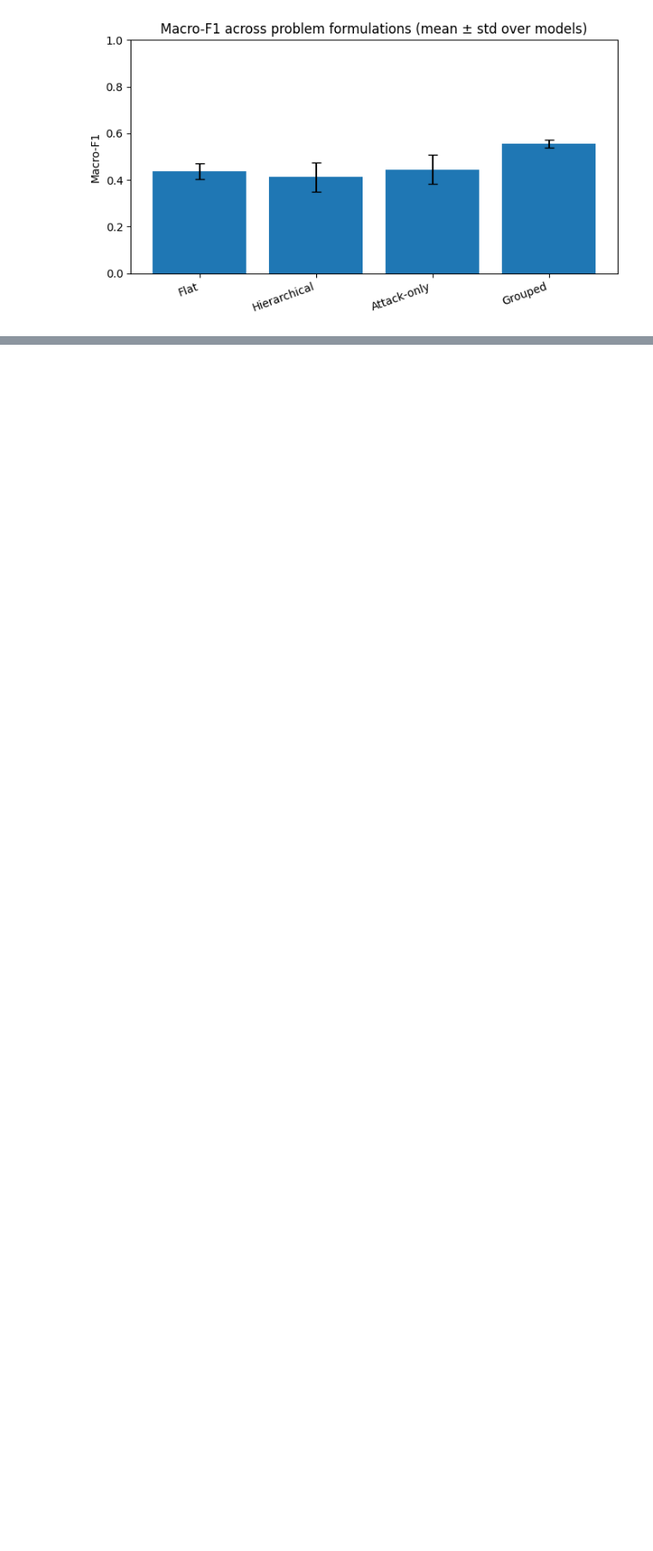
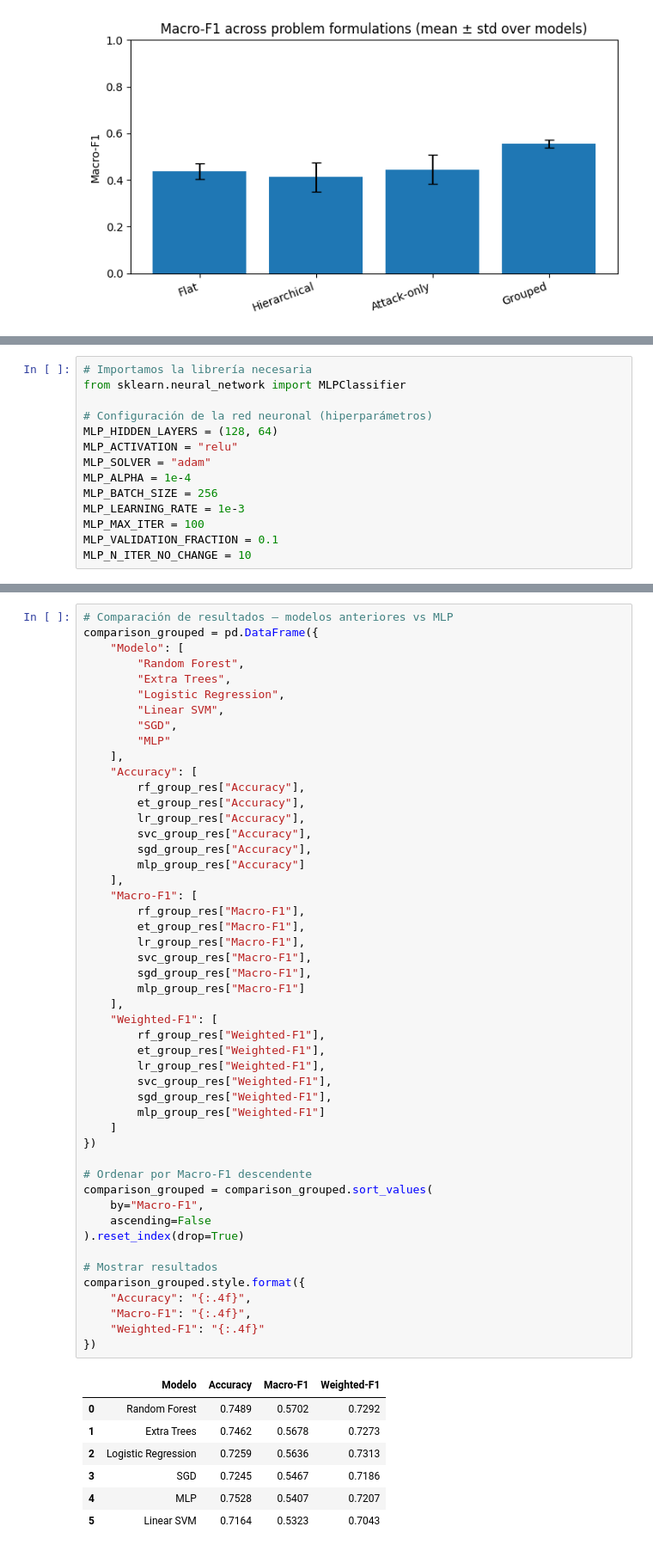
Before and after one commit to rgarciaee/UNSW-NB15-Intrusion-Detection-Binary-Multi-Class-and-Hierarchical-Attack-Classification, a Jupyter notebook: notebooks/Intrussion_Detecto_UNSW-NB15.ipynb, the cells around one changed output, grey strips where cells are left out. Shown at 86% size. Drawn from its saved outputs; the diff is of its cells as text; blank space fills up the shorter version.

```diff
--- a/notebooks/Intrussion_Detecto_UNSW-NB15.ipynb
+++ b/notebooks/Intrussion_Detecto_UNSW-NB15.ipynb
@@ -2185,0 +2200,14 @@ plt.show()
+# %%
+# Importamos la librería necesaria
+from sklearn.neural_network import MLPClassifier
+
+# Configuración de la red neuronal (hiperparámetros)
+MLP_HIDDEN_LAYERS = (128, 64)
+MLP_ACTIVATION = "relu"
+MLP_SOLVER = "adam"
+MLP_ALPHA = 1e-4
+MLP_BATCH_SIZE = 256
+MLP_LEARNING_RATE = 1e-3
+MLP_MAX_ITER = 100
+MLP_VALIDATION_FRACTION = 0.1
+MLP_N_ITER_NO_CHANGE = 10
@@ -2185,0 +2312,57 @@ plt.show()
+# %%
+# Comparación de resultados — modelos anteriores vs MLP
+comparison_grouped = pd.DataFrame({
+    "Modelo": [
+        "Random Forest",
+        "Extra Trees",
+        "Logistic Regression",
+        "Linear SVM",
+        "SGD",
+        "MLP"
+    ],
+    "Accuracy": [
+        rf_group_res["Accuracy"],
+        et_group_res["Accuracy"],
+        lr_group_res["Accuracy"],
+        svc_group_res["Accuracy"],
+        sgd_group_res["Accuracy"],
+        mlp_group_res["Accuracy"]
+    ],
+    "Macro-F1": [
+        rf_group_res["Macro-F1"],
+        et_group_res["Macro-F1"],
+        lr_group_res["Macro-F1"],
+        svc_group_res["Macro-F1"],
+        sgd_group_res["Macro-F1"],
+        mlp_group_res["Macro-F1"]
+    ],
+    "Weighted-F1": [
+        rf_group_res["Weighted-F1"],
+        et_group_res["Weighted-F1"],
+        lr_group_res["Weighted-F1"],
+        svc_group_res["Weighted-F1"],
+        sgd_group_res["Weighted-F1"],
+        mlp_group_res["Weighted-F1"]
+    ]
+})
+
+# Ordenar por Macro-F1 descendente
+comparison_grouped = comparison_grouped.sort_values(
+    by="Macro-F1",
+    ascending=False
+).reset_index(drop=True)
+
+# Mostrar resultados
+comparison_grouped.style.format({
+    "Accuracy": "{:.4f}",
+    "Macro-F1": "{:.4f}",
+    "Weighted-F1": "{:.4f}"
+})
+# %% [output]
+|  | Modelo | Accuracy | Macro-F1 | Weighted-F1 |
+| 0 | Random Forest | 0.7489 | 0.5702 | 0.7292 |
+| 1 | Extra Trees | 0.7462 | 0.5678 | 0.7273 |
+| 2 | Logistic Regression | 0.7259 | 0.5636 | 0.7313 |
+| 3 | SGD | 0.7245 | 0.5467 | 0.7186 |
+| 4 | MLP | 0.7528 | 0.5407 | 0.7207 |
+| 5 | Linear SVM | 0.7164 | 0.5323 | 0.7043 |
```
Also changed, not shown: parts of 56 cells of this notebook, 4 other files.
